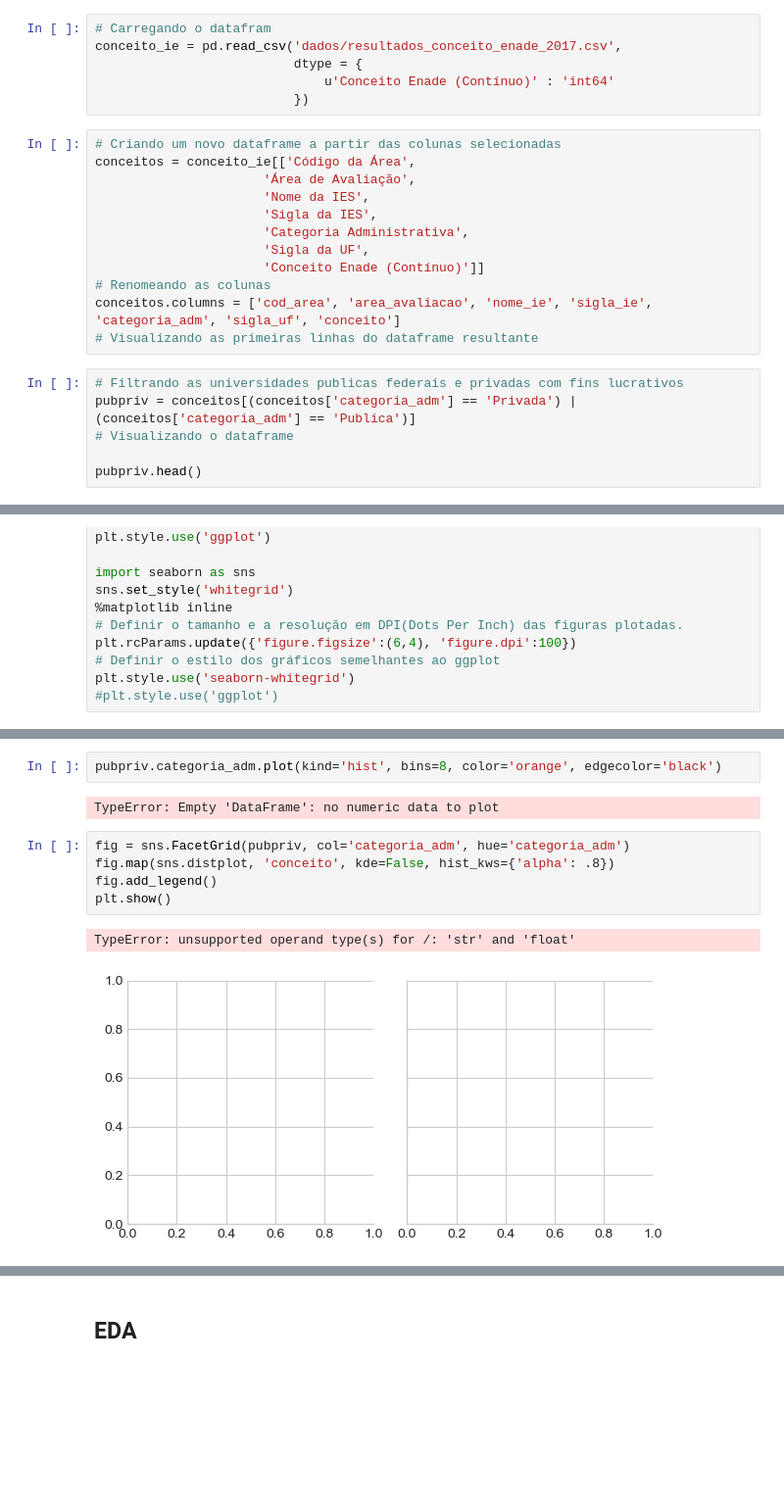
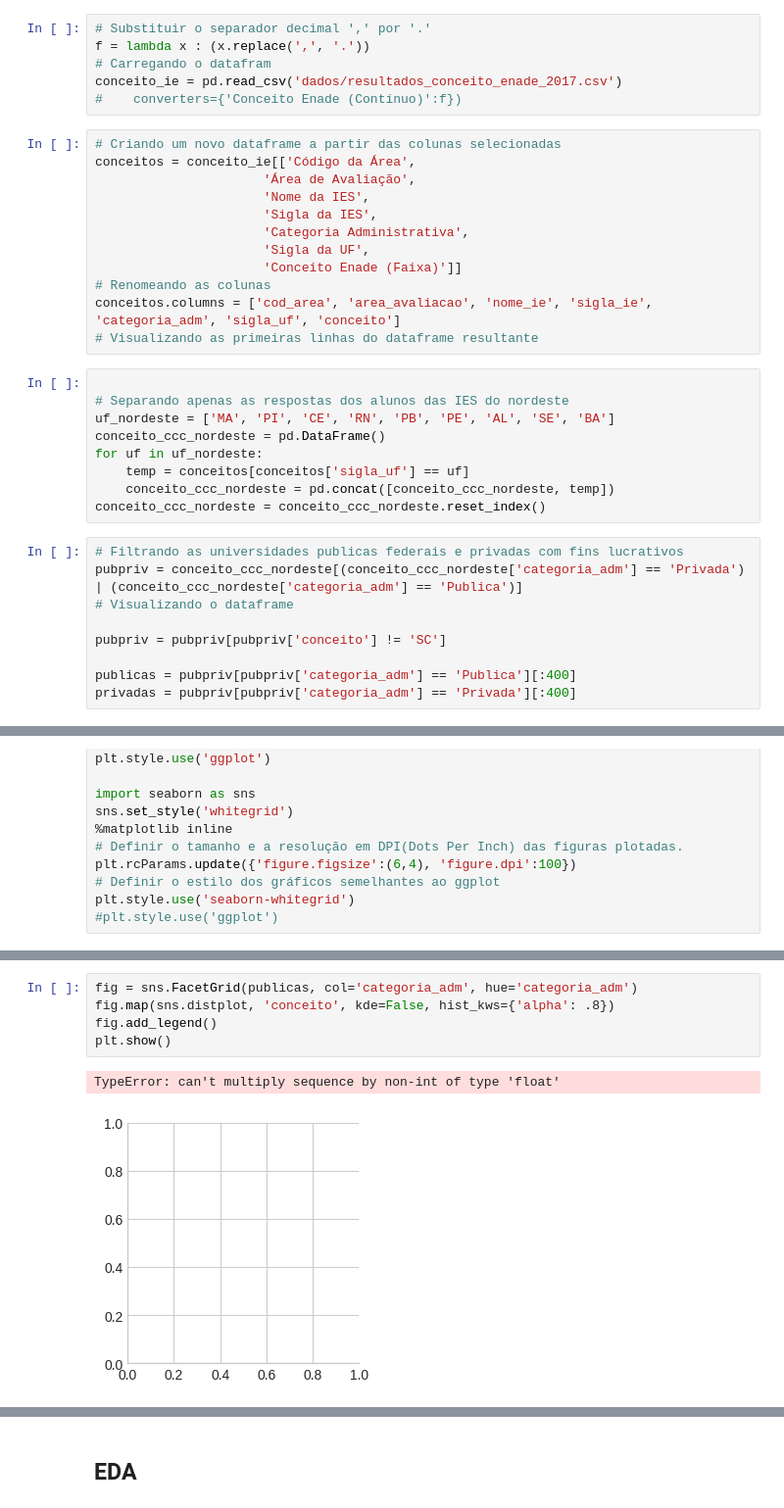
Before and after one commit to tiagolimpe/MC_2019.2, a Jupyter notebook: ENADE2017/Enade2017_conceito_prep_dados.ipynb, the cells around one changed output, grey strips where cells are left out. Shown: that part at 98% size. Drawn from its saved outputs; the diff is of its cells as text; blank space fills up the shorter version.

```diff
--- a/ENADE2017/Enade2017_conceito_prep_dados.ipynb
+++ b/ENADE2017/Enade2017_conceito_prep_dados.ipynb
@@ -48,11 +48,11 @@ Conceito Enade (Faixa)                  0
 Observação                          10542
 dtype: int64
 # %%
+# Substituir o separador decimal ',' por '.'
+f = lambda x : (x.replace(',', '.'))
 # Carregando o datafram
-conceito_ie = pd.read_csv('dados/resultados_conceito_enade_2017.csv',
-                          dtype = {
-                              u'Conceito Enade (Contínuo)' : 'int64'
-                          })
+conceito_ie = pd.read_csv('dados/resultados_conceito_enade_2017.csv')
+#    converters={'Conceito Enade (Contínuo)':f})
 # %%
 # Criando um novo dataframe a partir das colunas selecionadas
 conceitos = conceito_ie[['Código da Área',
@@ -61,13 +61,25 @@ conceitos = conceito_ie[['Código da Área',
                       'Sigla da IES',
                       'Categoria Administrativa',
                       'Sigla da UF',
-                      'Conceito Enade (Contínuo)']]
+                      'Conceito Enade (Faixa)']]
 # Renomeando as colunas
 conceitos.columns = ['cod_area', 'area_avaliacao', 'nome_ie', 'sigla_ie', 'categoria_adm', 'sigla_uf', 'conceito']
 # Visualizando as primeiras linhas do dataframe resultante
+# %%
+
+# Separando apenas as respostas dos alunos das IES do nordeste
+uf_nordeste = ['MA', 'PI', 'CE', 'RN', 'PB', 'PE', 'AL', 'SE', 'BA']
+conceito_ccc_nordeste = pd.DataFrame()
+for uf in uf_nordeste:
+    temp = conceitos[conceitos['sigla_uf'] == uf]
+    conceito_ccc_nordeste = pd.concat([conceito_ccc_nordeste, temp])
+conceito_ccc_nordeste = conceito_ccc_nordeste.reset_index()
 # %%
 # Filtrando as universidades publicas federais e privadas com fins lucrativos
-pubpriv = conceitos[(conceitos['categoria_adm'] == 'Privada') | (conceitos['categoria_adm'] == 'Publica')]
+pubpriv = conceito_ccc_nordeste[(conceito_ccc_nordeste['categoria_adm'] == 'Privada') | (conceito_ccc_nordeste['categoria_adm'] == 'Publica')]
 # Visualizando o dataframe
 
-pubpriv.head()
+pubpriv = pubpriv[pubpriv['conceito'] != 'SC']
+
+publicas = pubpriv[pubpriv['categoria_adm'] == 'Publica'][:400]
+privadas = pubpriv[pubpriv['categoria_adm'] == 'Privada'][:400]
@@ -129,12 +123,8 @@ pubpriv.T
-# %%
-pubpriv.categoria_adm.plot(kind='hist', bins=8, color='orange', edgecolor='black')
-# %% [output]
-TypeError: Empty 'DataFrame': no numeric data to plot
 # %%
-fig = sns.FacetGrid(pubpriv, col='categoria_adm', hue='categoria_adm')
+fig = sns.FacetGrid(publicas, col='categoria_adm', hue='categoria_adm')
 fig.map(sns.distplot, 'conceito', kde=False, hist_kws={'alpha': .8})
 fig.add_legend()
 plt.show()
 # %% [output]
-TypeError: unsupported operand type(s) for /: 'str' and 'float'
+TypeError: can't multiply sequence by non-int of type 'float'
-[figure, old version]
+[figure, new version]
```
Also changed, not shown: parts of 10 cells of this notebook, 2 other files.
